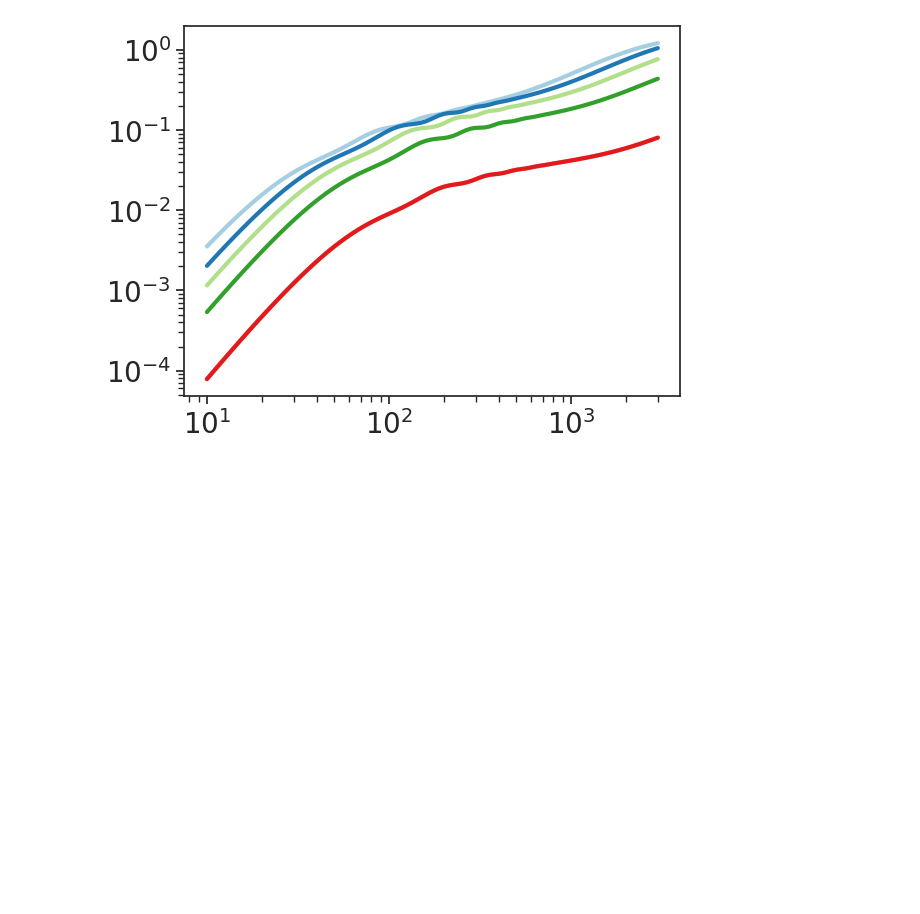
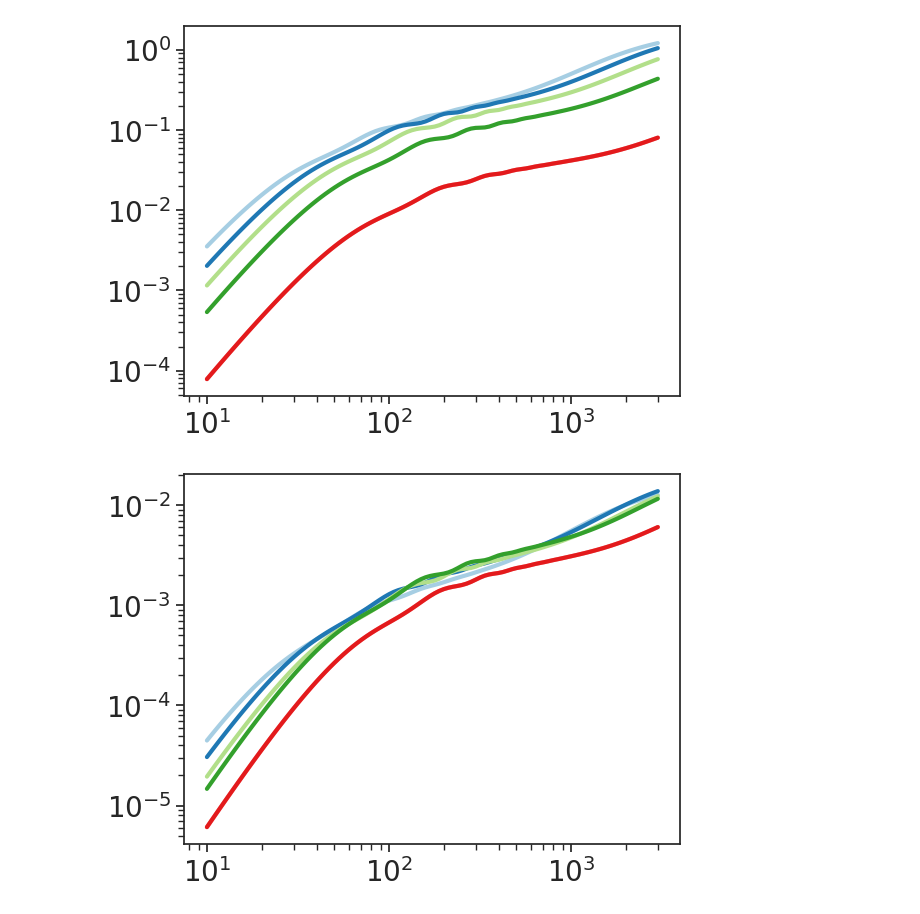
Before and after one commit to cloe-org/cloelib, a Jupyter notebook: notebooks/observables/photo_protocols.ipynb, the cells around one changed output. Cells and saved outputs as stored; diff of their text form; code cells hidden in the pictures; blank space fills up the shorter version.

```diff
--- a/notebooks/observables/photo_protocols.ipynb
+++ b/notebooks/observables/photo_protocols.ipynb
@@ -237,6 +238,12 @@ myz = np.linspace(1e-4, 3., 100)
 my_dndz_pos_norm = np.zeros([len(dndz_pos.keys()), 100])
 for i in range(6):
     my_dndz_pos_norm[i,:] = np.interp(myz, z_pos, my_dndz_pos[i,:])
+
+my_dndz_she = np.vstack(list(dndz_she_norm.values()))
+myz = np.linspace(1e-4, 3., 100)
+my_dndz_she_norm = np.zeros([len(dndz_she.keys()), 100])
+for i in range(6):
+    my_dndz_she_norm[i,:] = np.interp(myz, z_she, my_dndz_she[i,:])
 # %%
 # Plot the dndz
 i = 0
@@ -267,10 +274,19 @@ plt.tight_layout()
 tracer_pos = PositionsTracer(perturbations=nonlinear_perturbations,
                              dndz=my_dndz_pos_norm,
                              z = nonlinear_perturbations.z)
-twopoint = AngularTwoPoint(tracer_pos, tracer_pos)
+
+tracer_she = ShearTracer(perturbations=nonlinear_perturbations,
+                             dndz=my_dndz_she_norm,
+                             z = nonlinear_perturbations.z,
+                             nuisance_params={'AIA': 1.72, 'CIA': 0.0134, 'EtaIA':-0.41})
+twopoint_pospos = AngularTwoPoint(tracer_pos, tracer_pos)
+twopoint_shepos = AngularTwoPoint(tracer_she, tracer_pos)
+twopoint_sheshe = AngularTwoPoint(tracer_she, tracer_she)
 # %%
 nl = 100
 ells = np.logspace(1., np.log10(3000), nl)
 
-cells = twopoint.get_Cl(ells, nl, linear_perturbations.k)
+cells_GG = twopoint_pospos.get_Cl(ells, nl, linear_perturbations.k)
+cells_SG = twopoint_shepos.get_Cl(ells, nl, linear_perturbations.k)
+cells_SS = twopoint_sheshe.get_Cl(ells, nl, linear_perturbations.k)
 # %% [output]
@@ -278,5 +294,10 @@ WARNING:2025-02-19 18:42:24,633:jax._src.xla_bridge:969: An NVIDIA GPU may be pr
 # %%
 for i in range(1, 7):
-    plt.loglog(ells, ells*(2*ells+1)*cells[:, i, i])
+    plt.loglog(ells, ells*(2*ells+1)*cells_GG[:, i, i])
 # %% [output]
 [figure]
+# %%
+for i in range(1, 7):
+    plt.loglog(ells, ells*(2*ells+1)*cells_SG[:, i, i])
+# %% [output]
+[figure, added]
```
Also changed, not shown: parts of 3 cells of this notebook, 2 other files.
